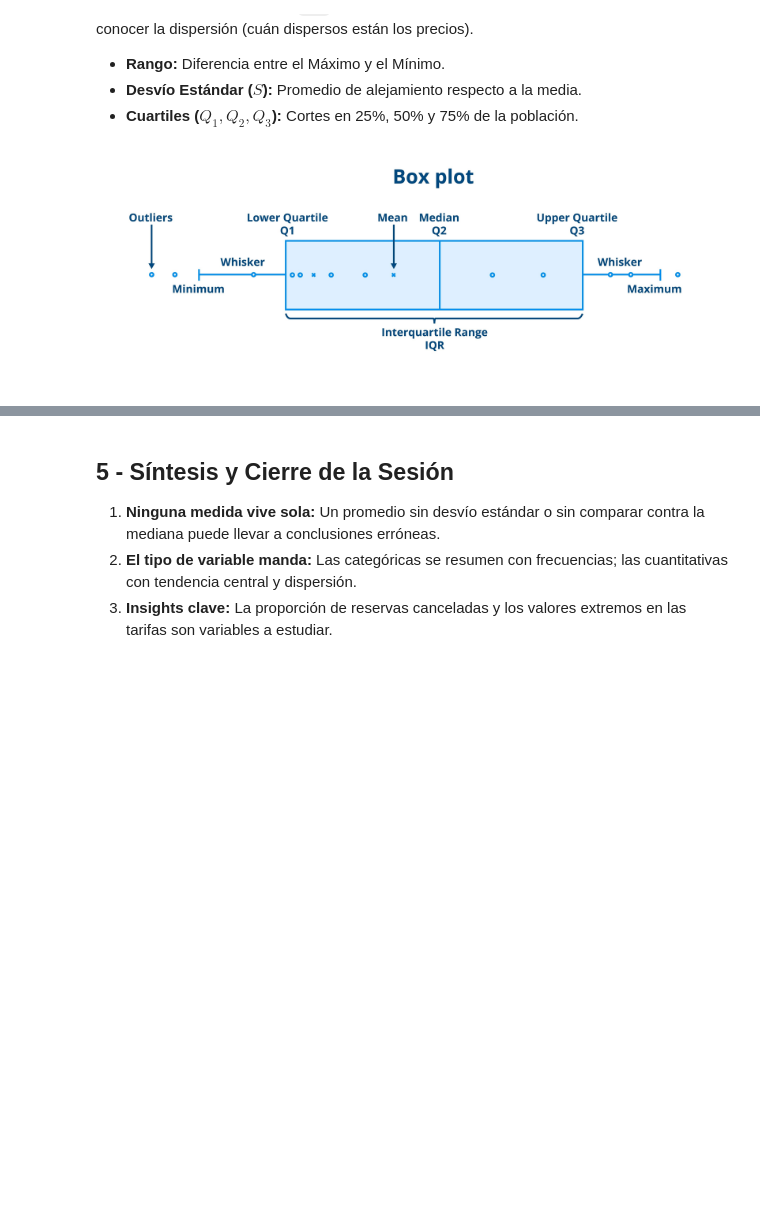
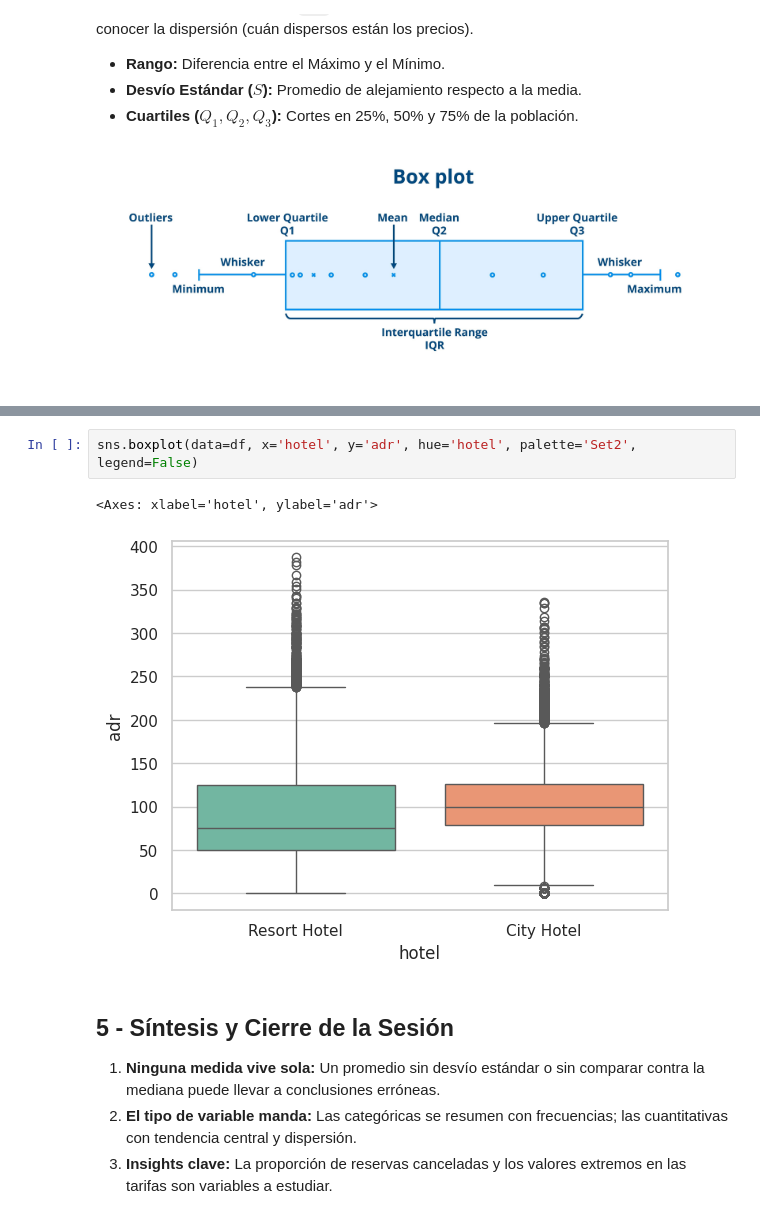
Before and after one commit to manfredialdo/iad-tpi01, a Jupyter notebook: tpi01.ipynb, the cells around one changed output, grey strips where cells are left out. Saved outputs shown, nothing was run; the diff lists cells and outputs as text; blank space fills up the shorter version.

```diff
--- a/tpi01.ipynb
+++ b/tpi01.ipynb
@@ -248,3 +325,8 @@ Finalmente, las tarifas mínimas de 0 USD advierten la presencia de cortesías,
+# %%
+sns.boxplot(data=df, x='hotel', y='adr', hue='hotel', palette='Set2', legend=False)
+# %% [output]
+<Axes: xlabel='hotel', ylabel='adr'>
+[figure, added]
 # %% [markdown]
 ## 5 - Síntesis y Cierre de la Sesión
 1. **Ninguna medida vive sola:** Un promedio sin desvío estándar o sin comparar contra la mediana puede llevar a conclusiones erróneas.
```
Also changed, not shown: parts of 7 cells of this notebook.
